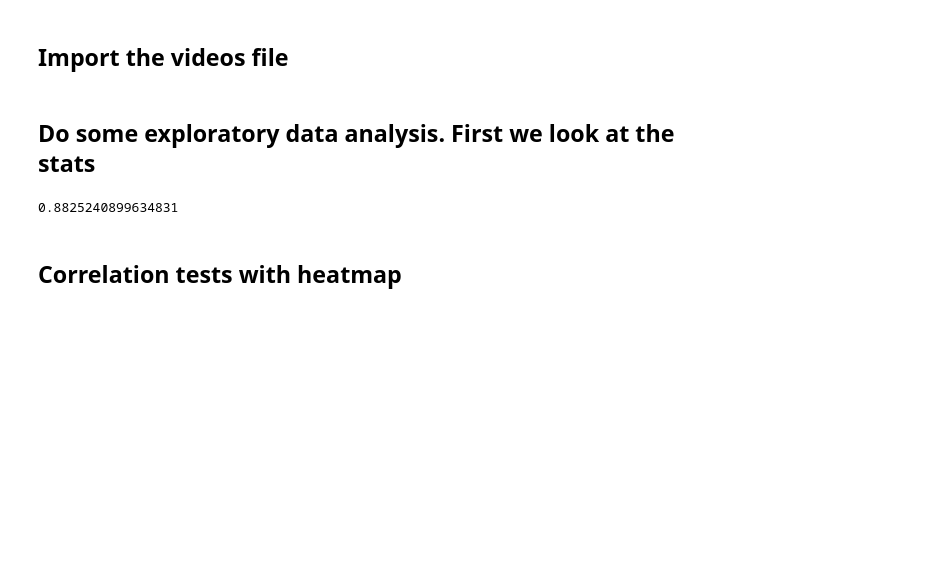
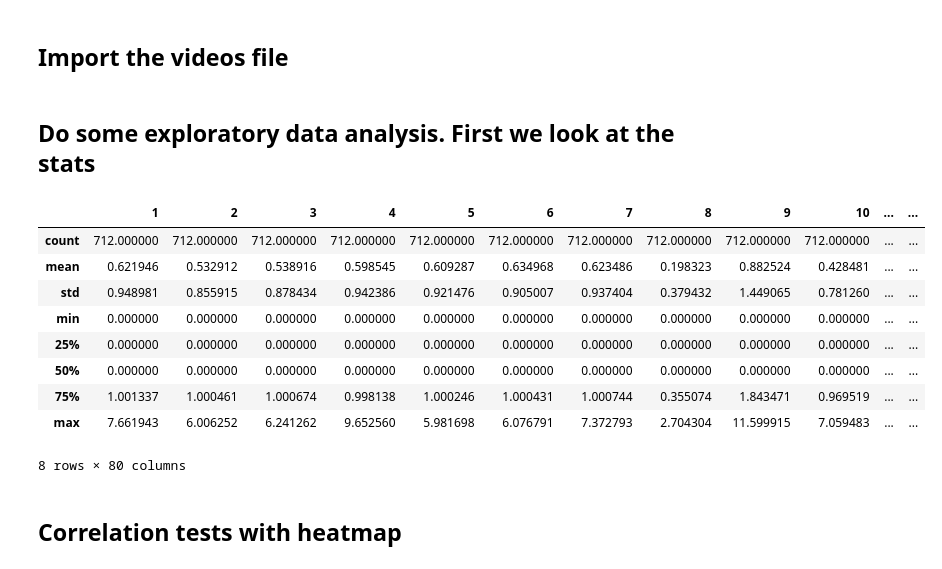
Before and after one commit to BevanSmith/Videos, a Jupyter notebook: Videos feature selection.ipynb, the cells around one changed output. Cells and saved outputs as stored; diff of their text form; code cells hidden in the pictures; blank space fills up the shorter version.

```diff
--- a/Videos feature selection.ipynb
+++ b/Videos feature selection.ipynb
@@ -23,12 +25,20 @@ vid_targ = vid_df.iloc[:,-1]
 # %%
 ## here we simply look at the stats for each feature,  This includes
 ## number, mean, std dev and maximum value.
 vid_stats = vid_feat.describe()
 
-mean_vid_feat = vid_stats.iloc[1,:]
-mean_vid_feat.max()
+vid_stats
 # %% [output]
+|  | 1 | 2 | 3 | 4 | 5 | 6 | 7 | 8 | 9 | 10 | ... | ... |
+| count | 712.000000 | 712.000000 | 712.000000 | 712.000000 | 712.000000 | 712.000000 | 712.000000 | 712.000000 | 712.000000 | 712.000000 | ... | ... |
+| mean | 0.621946 | 0.532912 | 0.538916 | 0.598545 | 0.609287 | 0.634968 | 0.623486 | 0.198323 | 0.882524 | 0.428481 | ... | ... |
+| std | 0.948981 | 0.855915 | 0.878434 | 0.942386 | 0.921476 | 0.905007 | 0.937404 | 0.379432 | 1.449065 | 0.781260 | ... | ... |
+| min | 0.000000 | 0.000000 | 0.000000 | 0.000000 | 0.000000 | 0.000000 | 0.000000 | 0.000000 | 0.000000 | 0.000000 | ... | ... |
+| 25% | 0.000000 | 0.000000 | 0.000000 | 0.000000 | 0.000000 | 0.000000 | 0.000000 | 0.000000 | 0.000000 | 0.000000 | ... | ... |
+| 50% | 0.000000 | 0.000000 | 0.000000 | 0.000000 | 0.000000 | 0.000000 | 0.000000 | 0.000000 | 0.000000 | 0.000000 | ... | ... |
+| 75% | 1.001337 | 1.000461 | 1.000674 | 0.998138 | 1.000246 | 1.000431 | 1.000744 | 0.355074 | 1.843471 | 0.969519 | ... | ... |
+| max | 7.661943 | 6.006252 | 6.241262 | 9.652560 | 5.981698 | 6.076791 | 7.372793 | 2.704304 | 11.599915 | 7.059483 | ... | ... |
-0.8825240899634831
+8 rows × 80 columns
 # %% [markdown]
 ## Correlation tests with heatmap
 # %%
```
Also changed, not shown: parts of 1 cell of this notebook.
